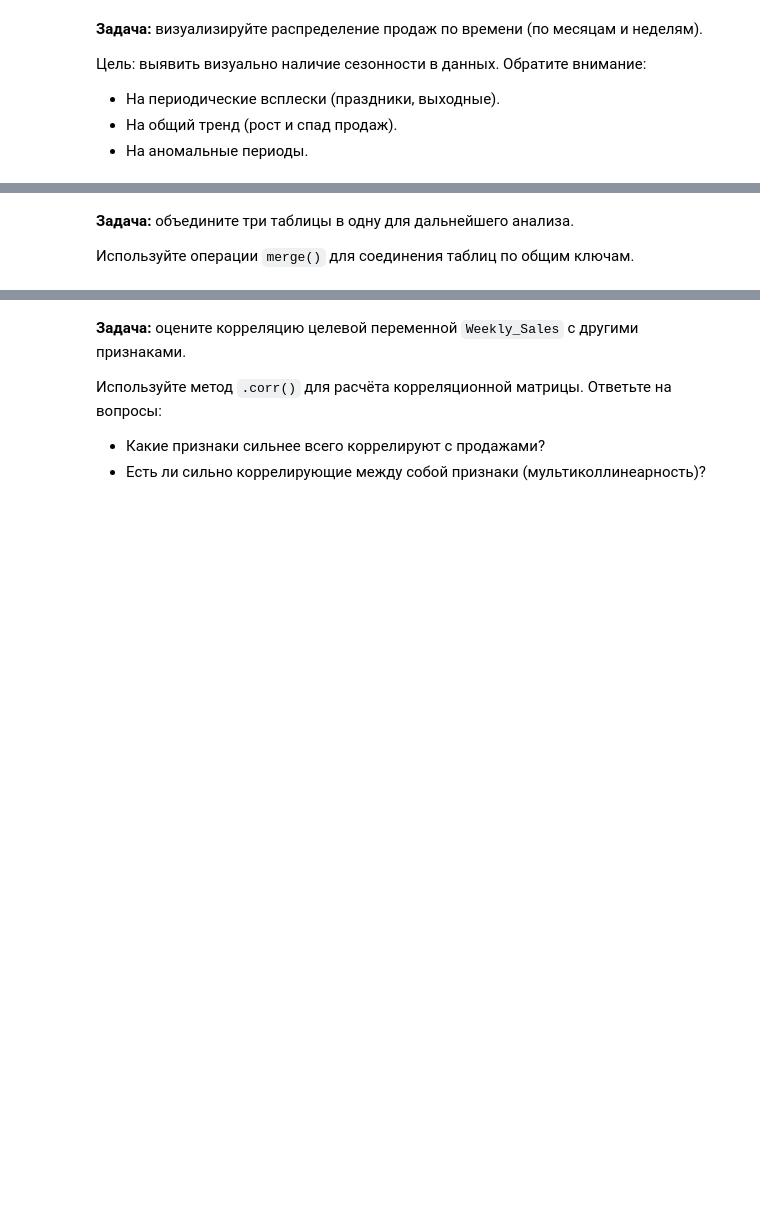
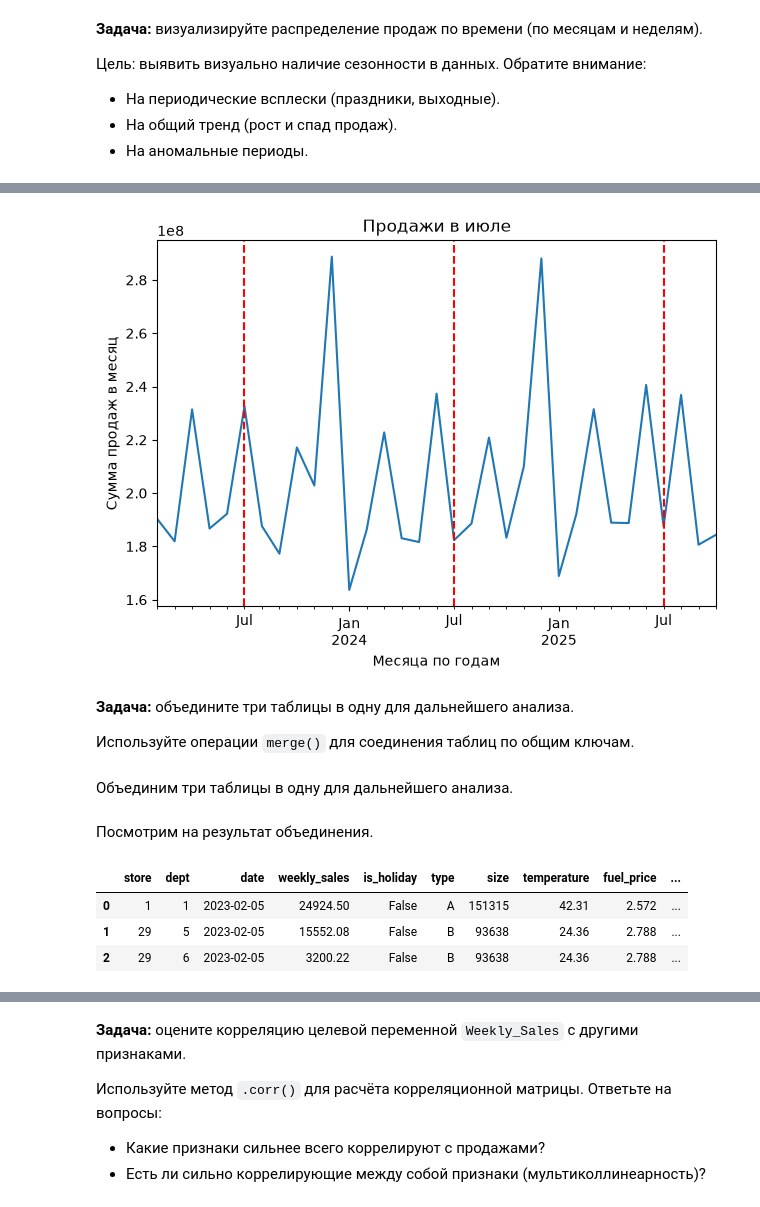
Before and after one commit to AnnaTN/darkstore-ml-airflow-pipeline, a Jupyter notebook: main_notebook.ipynb, the cells around one changed output, grey strips where cells are left out. Cells and saved outputs as stored; diff of their text form; code cells hidden in the pictures; blank space fills up the shorter version.

```diff
--- a/main_notebook.ipynb
+++ b/main_notebook.ipynb
@@ -96,4 +302,17 @@ RANDOM_STATE = 42
+# %%
+sales_sum_month.plot(title='Продажи в июле',
+                     xlabel='Месяца по годам',
+                     ylabel='Сумма продаж в месяц')
+for year in range(2023, 2026):
+    plt.axvline(x=pd.Timestamp(f'{year}-07-01'),
+                color='red',
+                linestyle='--')
+plt.tight_layout()
+# %% [output]
+[figure, added]
 # %% [markdown]
 **Задача:** объедините три таблицы в одну для дальнейшего анализа.
 
 Используйте операции `merge()` для соединения таблиц по общим ключам.
+# %% [markdown]
+Объединим три таблицы в одну для дальнейшего анализа.
@@ -99,0 +322,9 @@ RANDOM_STATE = 42
+# %% [markdown]
+Посмотрим на результат объединения.
+# %%
+df.head(3)
+# %% [output]
+|  | store | dept | date | weekly_sales | is_holiday | type | size | temperature | fuel_price | ... |
+| 0 | 1 | 1 | 2023-02-05 | 24924.50 | False | A | 151315 | 42.31 | 2.572 | ... |
+| 1 | 29 | 5 | 2023-02-05 | 15552.08 | False | B | 93638 | 24.36 | 2.788 | ... |
+| 2 | 29 | 6 | 2023-02-05 | 3200.22 | False | B | 93638 | 24.36 | 2.788 | ... |
```
Also changed, not shown: parts of 104 cells of this notebook, 1 other file.
